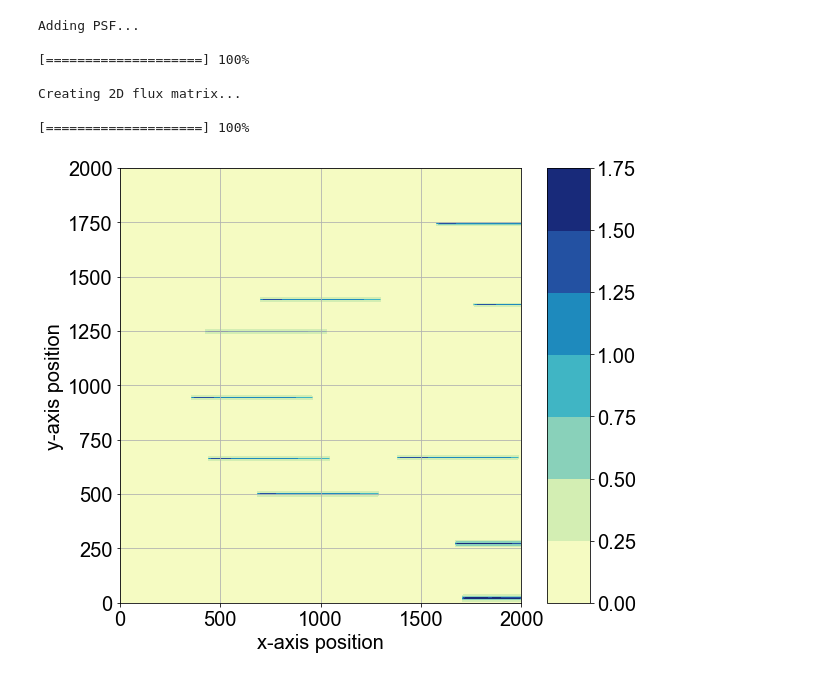
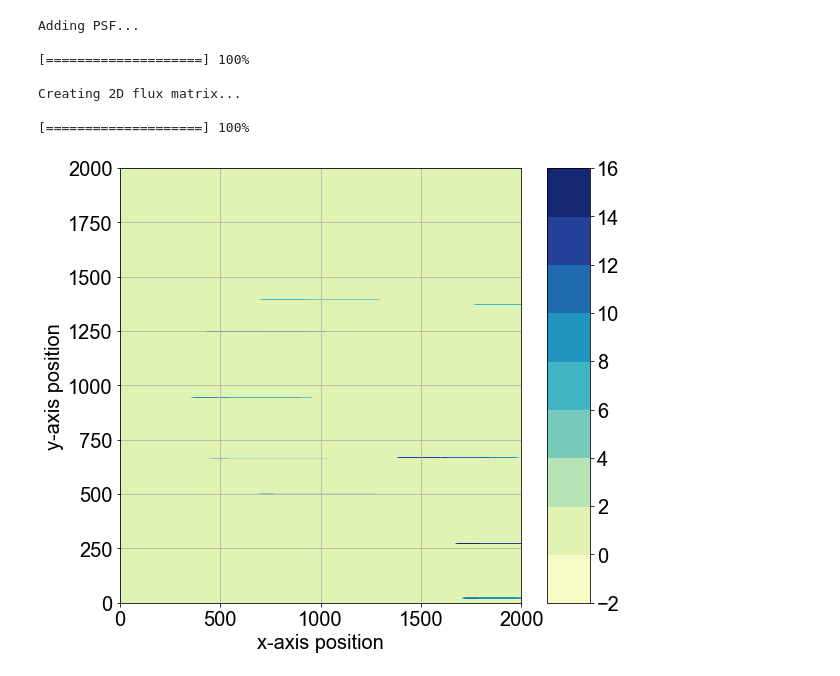
Before and after one commit to SoumyaShreeram/Slitless_spectroscopy, a Jupyter notebook: 01_Simulating_Spectra.ipynb, the cells around one changed output. Cells and saved outputs as stored; diff of their text form; code cells hidden in the pictures.

```diff
--- a/01_Simulating_Spectra.ipynb
+++ b/01_Simulating_Spectra.ipynb
@@ -113,6 +113,10 @@ Fe_H = 0.0
 alpha = 0
 
 spectral_type = ss.defineSpectralType(HiRes=True, MedRes=False)
+
+# magnitude of stars
+mag_star = ss.generateRandInt(0, 15, len(x_pos))
+np.save('Data/mag_star.npy', mag_star)
 # %% [markdown]
 Parameters for adding noise, LSF and PSF
 # %%
@@ -177,7 +181,7 @@ waves_k_unbinned, idx, waves_k = ss.chooseKband(wave_len_arr2D, k_upper, k_lower
                                                 disperse_range)
 
 # defining the K-band flux
-flux_k2D = np.empty((0, len(waves_k)))
+flux_k2D, flux_k2D_norm = np.zeros((0, len(waves_k))), np.zeros((len(x_pos), len(waves_k)))
 flux_k2D = ss.fluxKband(waves_k_unbinned, flux_arr2D, x_pos, flux_k2D, idx, \
                         disperse_range, 'mean')
 
@@ -189,8 +193,11 @@ for i in range(num_spectra):
                 r'K-band spectra: Rebinned by taking $\mathbf{mean}$', 'default', 'default',\
                 legend=True)
 
+    # define the magnitude normalized flux
+    flux_k2D[i] = mag_star[i]*(flux_k2D[i]/np.max(flux_k2D[i]))
+
     # define the normalized flux
-    flux_k2D[i] = flux_k2D[i]/np.max(flux_k2D[i])
+    flux_k2D_norm[i] = flux_k2D[i]/np.max(flux_k2D[i])
 # %% [output]
 [figure]
 # %%
@@ -244,0 +240,8 @@ pt.setLabel(ax, r'$\lambda [\mu m]$', r'Flux [erg/s/$cm^2$]', \
+# %%
+flux_LSF2D = ss.addLSF(x_pos, flux_k2D, sigma_LSF, waves_k)
+flux_LSF2D_norm = ss.addLSF(x_pos, flux_k2D_norm, sigma_LSF, waves_k)
+
+importlib.reload(pt)
+fig, ax = plt.subplots(2,1,figsize=(7, 16))
+pt.plotLSFaddedSpectra(ax[0], num_spectra, waves_k, flux_LSF2D, pal, params_arr2D, 'Magnitude normalized')
+pt.plotLSFaddedSpectra(ax[1], num_spectra, waves_k, flux_LSF2D_norm, pal, params_arr2D, 'Flux normalized')
@@ -275,8 +282,9 @@ Creating 2D flux matrix...
 
 [====================] 100%
 # %%
-pt.plotContour(l_pix, u_pix, flux_PSF_matrix2D+flux_LSF_matrix2D)
-np.save('Data/flux_LSF_PSF_2Dmatrix.npy', flux_PSF_matrix2D+flux_LSF_matrix2D)
-np.save('Data/flux_LSF_2Dmatrix.npy', flux_LSF_matrix2D)
+pt.plotContour(l_pix, u_pix, flux_PSF_matrix2D+flux_LSF_matrix2D+ss.addNoise(noise_level, u_pix))
+np.save('Data/flux_LSF_PSF_2Dmatrix.npy', flux_PSF_matrix2D+flux_LSF_matrix2D+ss.addNoise(noise_level, u_pix))
+np.save('Data/flux_PSF_2Dmatrix.npy', flux_PSF_matrix2D)
+np.save('Data/flux_LSF_2Dmatrix.npy', flux_LSF_matrix2D+ss.addNoise(noise_level, u_pix))
 # %% [output]
-[figure, old version]
+[figure, new version]
```
Also changed, not shown: parts of 6 cells of this notebook, 5 other files.
